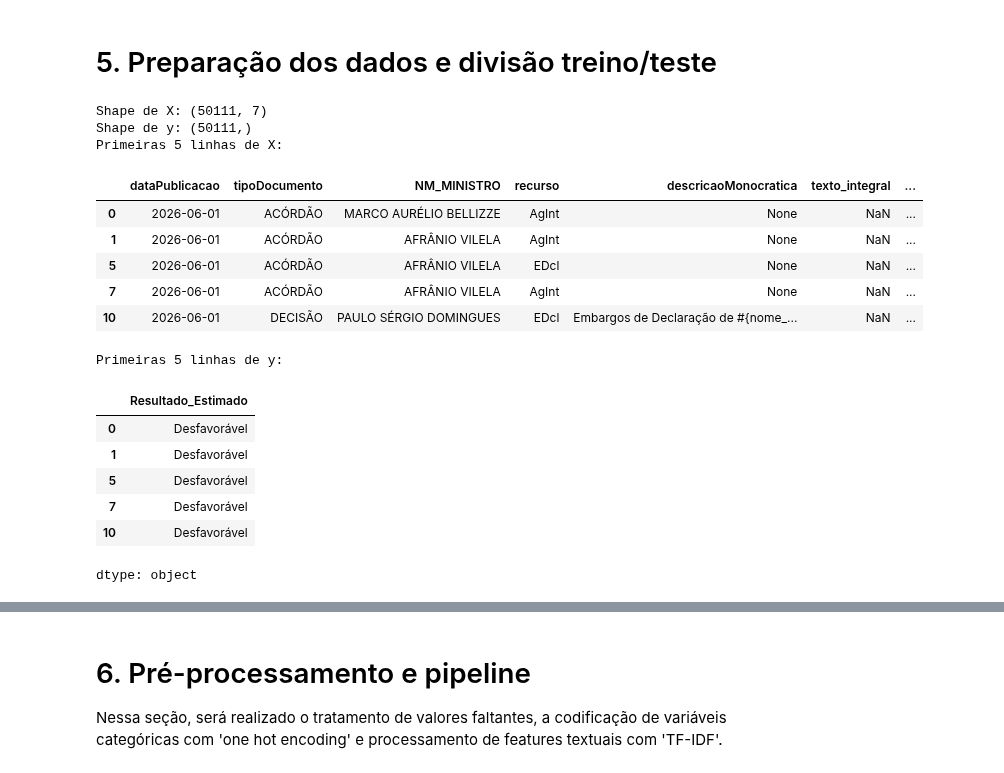
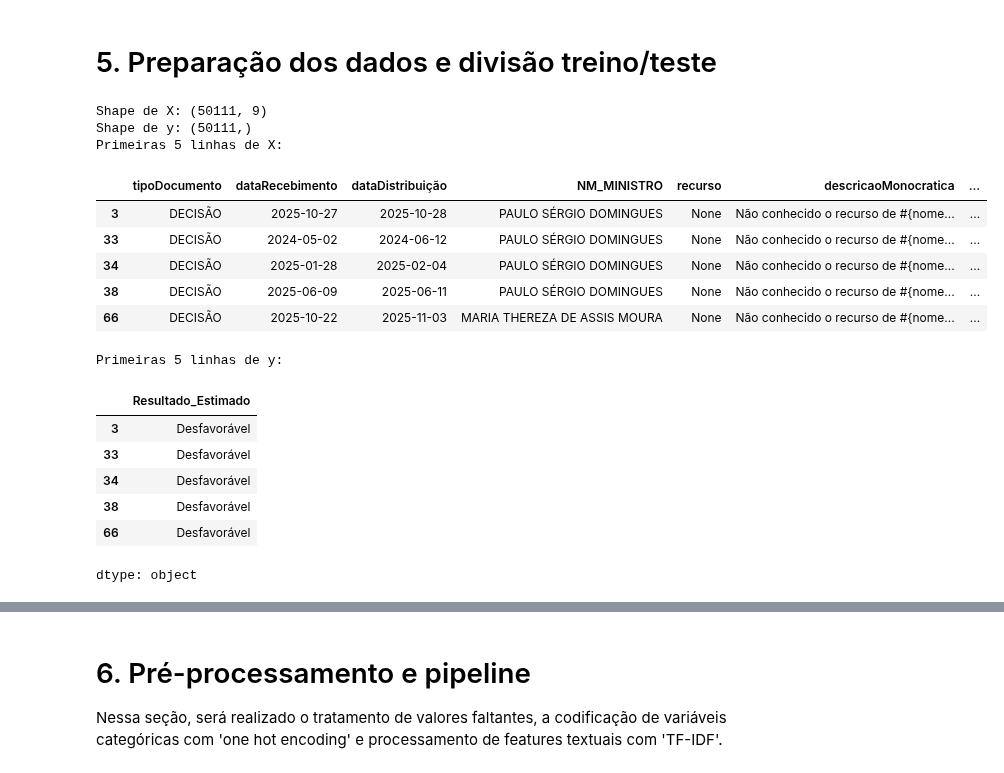
Before and after one commit to rafaeldebarros/MVP_machine_learning, a Jupyter notebook: MVP_ML_DL.ipynb, the cells around one changed output, grey strips where cells are left out. Cells and saved outputs as stored; diff of their text form; code cells hidden in the pictures.

```diff
--- a/MVP_ML_DL.ipynb
+++ b/MVP_ML_DL.ipynb
@@ -222,13 +331,9 @@ Esses arquivos contêm os textos das decisões terminativas proferidas pelos Min
 
 É importante notar que apenas uma pequena fração das decisões proferidas tiveram seus textos integrais disponibilizados em arquivos TXT, o que dificultará a compreensão de temas específicos dos diversos proccessos decididos pelo STJ.
 # %%
-# =====================================================================
-# 2. EXTRAÇÃO DOS TEXTOS DAS DECISÕES DE PASTAS ZIPADAS
-# =====================================================================
 
-# Definir o caminho para a pasta que contém os arquivos ZIP no Google Drive
-# ASSUNÇÃO: A pasta zipada está em 'Meu Drive/Colab Notebooks/textos_decisoes_stj_2026_zip'
-pasta_dos_zips = '/content/drive/MyDrive/Colab Notebooks/textos_decisoes_stj_2026'
+# Definir o caminho para a pasta que contém os arquivos ZIP dentro do repositório extraído
+pasta_dos_zips = os.path.join(root_repo_path, "textos_decisoes_stj_2026")
 
 # Verifica se a pasta existe
 if not os.path.exists(pasta_dos_zips):
@@ -239,7 +344,6 @@ else:
     print(f"\nIdentificados {len(arquivos_zip)} arquivos ZIP para processamento.")
 
     # Cria o conjunto de busca rápida baseado no SeqDocumento de df_raw (todos os processos)
-    # É importante garantir que SeqDocumento esteja em string para a comparação
     documentos_alvo = set(df_raw['SeqDocumento'].astype(str))
     dicionario_textos = {}
 
@@ -266,14 +370,12 @@ else:
                                 textos_encontrados_neste_zip += 1
 
             if textos_encontrados_neste_zip > 0:
-                print(f"[{idx}/{len(arquivos_zip)}] → {nome_zip}: Vinculou {textos_encontrados_neste_zip} textos.")
+                # print(f"[{idx}/{len(arquivos_zip)}] → {nome_zip}: Vinculou {textos_encontrados_neste_zip} textos.")
+                pass
 
         except Exception as e:
             print(f"✗ Erro ao processar o arquivo compactado {nome_zip}: {e}")
 
-    # =====================================================================
-    # 4. MAPEAMENTO DOS TEXTOS INTEGRAIS PARA O DATAFRAME df_raw
-    # =====================================================================
     # Relaciona o texto integral com o DataFrame df_raw através do SeqDocumento
     df_raw['texto_integral'] = df_raw['SeqDocumento'].astype(str).map(dicionario_textos)
 
@@ -1102,44 +1240,50 @@ Essas mudanças refletem um refinamento do entendimento do problema e dos dados,
 # %% [markdown]
 # 5. Preparação dos dados e divisão treino/teste
 # %%
+
 # 1. Definição de Features (X) e Target (y)
 
 # Variável Target
 y = df_decisoes_terminativas['Resultado_Estimado']
 
+
+
 # Features a serem utilizadas no modelo
 # Excluímos IDs e a coluna 'assuntos' original, que já foi traduzida para 'assuntos_nomeados'.
-# 'dataPublicacao' será usada para a divisão cronológica, mas não como feature direta ainda.
+# 'dataPublicacao' será retirada do conjunto de treino e teste e não será mais utilizada.
+# 'dataRecebimento' e 'dataDistribuição' serão mantidas para extração de features temporais.
 # As colunas textuais e categóricas serão mantidas para processamento posterior.
 # EXCLUÍMOS 'teor' pois é a base da criação da variável 'Resultado_Estimado', gerando data leakage.
+
+
 features_para_excluir = [
     'SeqDocumento', 'numeroRegistro', 'processo', 'assuntos', 'Resultado_Estimado',
-    'dataRecebimento', 'dataDistribuição', 'teor' # 'teor' adicionado aqui para evitar data leakage
+    'teor', 'numero_processual', 'dataPublicacao'
 ]
 
 X = df_decisoes_terminativas.drop(columns=features_para_excluir)
 
 print(f"Shape de X: {X.shape}")
 print(f"Shape de y: {y.shape}")
 print("Primeiras 5 linhas de X:")
 display(X.head())
 print("Primeiras 5 linhas de y:")
 display(y.head())
 # %% [output]
-Shape de X: (50111, 7)
+Shape de X: (50111, 9)
 Shape de y: (50111,)
 Primeiras 5 linhas de X:
-|  | dataPublicacao | tipoDocumento | NM_MINISTRO | recurso | descricaoMonocratica | texto_integral | ... |
-| 0 | 2026-06-01 | ACÓRDÃO | MARCO AURÉLIO BELLIZZE | AgInt | None | NaN | ... |
-| 1 | 2026-06-01 | ACÓRDÃO | AFRÂNIO VILELA | AgInt | None | NaN | ... |
-| 5 | 2026-06-01 | ACÓRDÃO | AFRÂNIO VILELA | EDcl | None | NaN | ... |
-| 7 | 2026-06-01 | ACÓRDÃO | AFRÂNIO VILELA | AgInt | None | NaN | ... |
-| 10 | 2026-06-01 | DECISÃO | PAULO SÉRGIO DOMINGUES | EDcl | Embargos de Declaração de #{nome_... | NaN | ... |
+|  | tipoDocumento | dataRecebimento | dataDistribuição | NM_MINISTRO | recurso | descricaoMonocratica | ... |
+| 3 | DECISÃO | 2025-10-27 | 2025-10-28 | PAULO SÉRGIO DOMINGUES | None | Não conhecido o recurso de #{nome... | ... |
+| 33 | DECISÃO | 2024-05-02 | 2024-06-12 | PAULO SÉRGIO DOMINGUES | None | Não conhecido o recurso de #{nome... | ... |
+| 34 | DECISÃO | 2025-01-28 | 2025-02-04 | PAULO SÉRGIO DOMINGUES | None | Não conhecido o recurso de #{nome... | ... |
+| 38 | DECISÃO | 2025-06-09 | 2025-06-11 | PAULO SÉRGIO DOMINGUES | None | Não conhecido o recurso de #{nome... | ... |
+| 66 | DECISÃO | 2025-10-22 | 2025-11-03 | MARIA THEREZA DE ASSIS MOURA | None | Não conhecido o recurso de #{nome... | ... |
 Primeiras 5 linhas de y:
 |  | Resultado_Estimado |
-| 0 | Desfavorável |
-| 1 | Desfavorável |
-| 5 | Desfavorável |
-| 7 | Desfavorável |
-| 10 | Desfavorável |
+| 3 | Desfavorável |
+| 33 | Desfavorável |
+| 34 | Desfavorável |
+| 38 | Desfavorável |
+| 66 | Desfavorável |
 dtype: object
```
Also changed, not shown: parts of 101 cells of this notebook.
